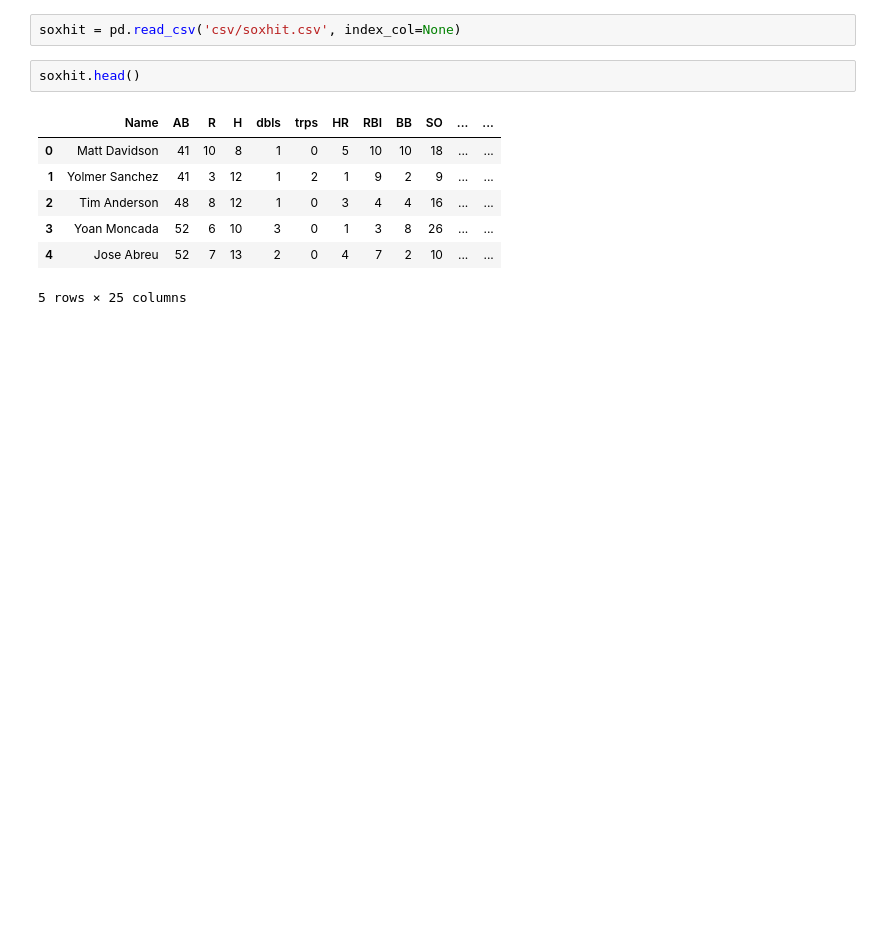
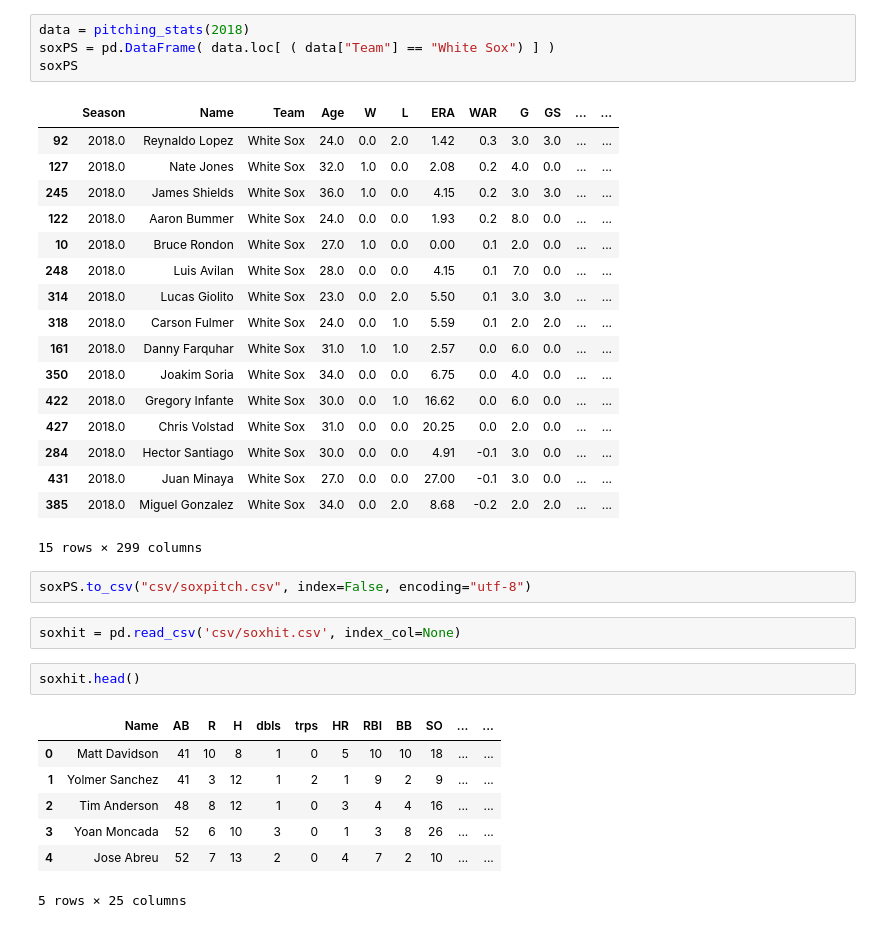
Before and after one commit to timbroderick/pybaseball, a Jupyter notebook: playing2.ipynb, the cells around one changed output. Drawn from its saved outputs; the diff is of its cells as text; blank space fills up the shorter version.

```diff
--- a/playing2.ipynb
+++ b/playing2.ipynb
@@ -39,6 +39,30 @@ from scipy.stats import norm
 print('ready')
 # %% [output]
 ready
+# %%
+data = pitching_stats(2018)
+soxPS = pd.DataFrame( data.loc[ ( data["Team"] == "White Sox") ] )
+soxPS
+# %% [output]
+|  | Season | Name | Team | Age | W | L | ERA | WAR | G | GS | ... | ... |
+| 92 | 2018.0 | Reynaldo Lopez | White Sox | 24.0 | 0.0 | 2.0 | 1.42 | 0.3 | 3.0 | 3.0 | ... | ... |
+| 127 | 2018.0 | Nate Jones | White Sox | 32.0 | 1.0 | 0.0 | 2.08 | 0.2 | 4.0 | 0.0 | ... | ... |
+| 245 | 2018.0 | James Shields | White Sox | 36.0 | 1.0 | 0.0 | 4.15 | 0.2 | 3.0 | 3.0 | ... | ... |
+| 122 | 2018.0 | Aaron Bummer | White Sox | 24.0 | 0.0 | 0.0 | 1.93 | 0.2 | 8.0 | 0.0 | ... | ... |
+| 10 | 2018.0 | Bruce Rondon | White Sox | 27.0 | 1.0 | 0.0 | 0.00 | 0.1 | 2.0 | 0.0 | ... | ... |
+| 248 | 2018.0 | Luis Avilan | White Sox | 28.0 | 0.0 | 0.0 | 4.15 | 0.1 | 7.0 | 0.0 | ... | ... |
+| 314 | 2018.0 | Lucas Giolito | White Sox | 23.0 | 0.0 | 2.0 | 5.50 | 0.1 | 3.0 | 3.0 | ... | ... |
+| 318 | 2018.0 | Carson Fulmer | White Sox | 24.0 | 0.0 | 1.0 | 5.59 | 0.1 | 2.0 | 2.0 | ... | ... |
+| 161 | 2018.0 | Danny Farquhar | White Sox | 31.0 | 1.0 | 1.0 | 2.57 | 0.0 | 6.0 | 0.0 | ... | ... |
+| 350 | 2018.0 | Joakim Soria | White Sox | 34.0 | 0.0 | 0.0 | 6.75 | 0.0 | 4.0 | 0.0 | ... | ... |
+| 422 | 2018.0 | Gregory Infante | White Sox | 30.0 | 0.0 | 1.0 | 16.62 | 0.0 | 6.0 | 0.0 | ... | ... |
+| 427 | 2018.0 | Chris Volstad | White Sox | 31.0 | 0.0 | 0.0 | 20.25 | 0.0 | 2.0 | 0.0 | ... | ... |
+| 284 | 2018.0 | Hector Santiago | White Sox | 30.0 | 0.0 | 0.0 | 4.91 | -0.1 | 3.0 | 0.0 | ... | ... |
+| 431 | 2018.0 | Juan Minaya | White Sox | 27.0 | 0.0 | 0.0 | 27.00 | -0.1 | 3.0 | 0.0 | ... | ... |
+| 385 | 2018.0 | Miguel Gonzalez | White Sox | 34.0 | 0.0 | 2.0 | 8.68 | -0.2 | 2.0 | 2.0 | ... | ... |
+15 rows × 299 columns
+# %%
+soxPS.to_csv("csv/soxpitch.csv", index=False, encoding="utf-8")
 # %%
 soxhit = pd.read_csv('csv/soxhit.csv', index_col=None)
 # %%
```
Also changed, not shown: parts of 1 cell of this notebook, 4 other files.
